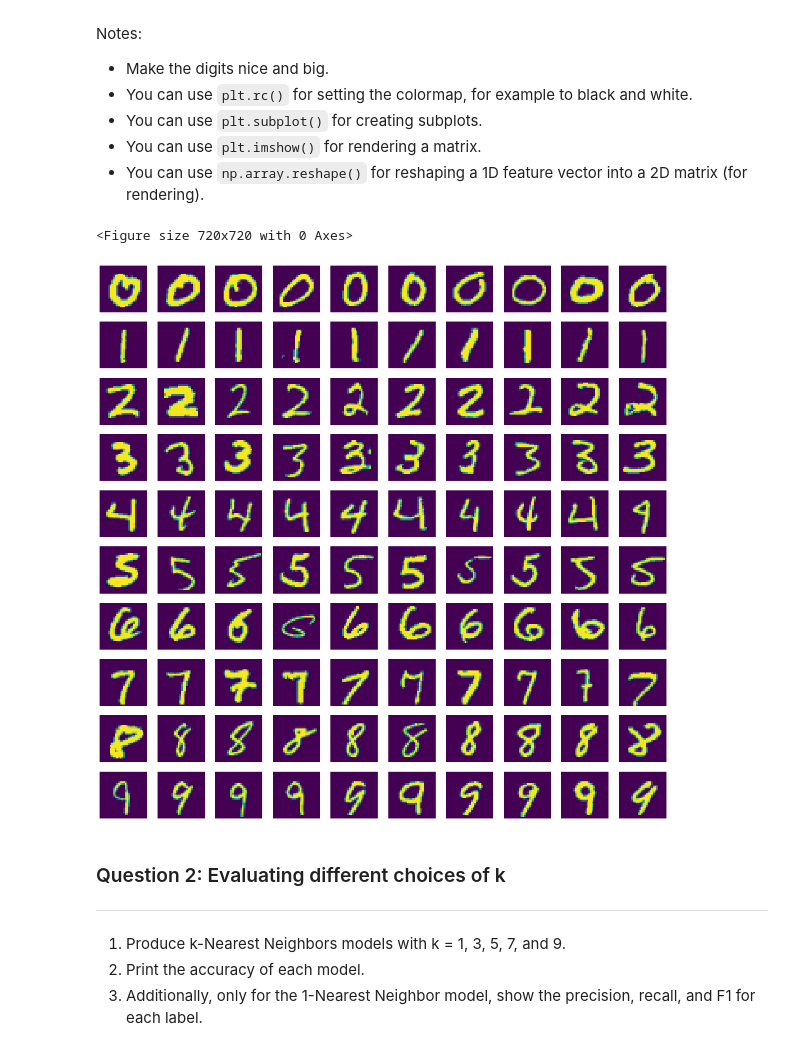
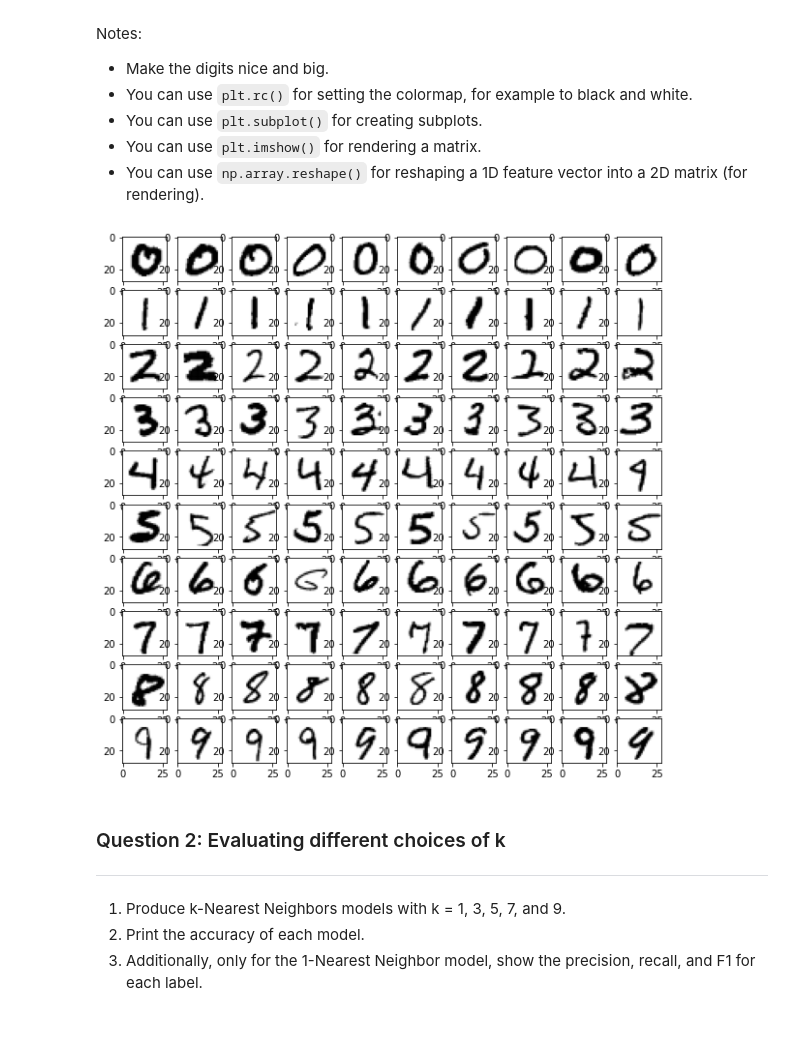
Before and after one commit to marciayyl/w207, a Jupyter notebook: Yiying_Liu_project1.ipynb, the cells around one changed output. Cells and saved outputs as stored; diff of their text form; code cells hidden in the pictures.

```diff
--- a/Yiying_Liu_project1.ipynb
+++ b/Yiying_Liu_project1.ipynb
@@ -277,31 +277,30 @@ Notes:
 # %%
 def Q1(num_examples=10):
   ### STUDENT START ###
-  plt.figure(figsize=(10,10))
+  # plt.figure(figsize=(10,10))
   # for i in range(100):
   #   plt.subplot(10,num_examples,i+1)
   #   plt.xticks([])
   #   plt.yticks([])
   #   plt.grid(False)
   #   plt.imshow(train_images[i], cmap=plt.cm.binary)
   #   plt.xlabel(class_names[train_labels[i]])
   digits = np.unique(Y)
-  M = 10
+  M = num_examples
   dim = int(np.sqrt(X.shape[1]))
 
-  fig, axs = plt.subplots(len(digits), M, figsize=(20,20))
+  fig, axs = plt.subplots(len(digits), M, figsize=(10,10))
 
   for i,d in enumerate(digits):
     for j in range(M):
-        axs[i,j].imshow(X[Y==d][j].reshape((dim,dim)))
-        axs[i,j].axis('off')
+        axs[i,j].imshow(X[Y==d][j].reshape((dim,dim)), cmap='binary')
+        # axs[i,j].axis('off')
 
   ### STUDENT END ###
 
 Q1(num_examples=10)
 # %% [output]
-<Figure size 720x720 with 0 Axes>
-[figure, old version]
+[figure, new version]
 # %% [markdown]
 ### Question 2: Evaluating different choices of k
 ---
```
Also changed, not shown: parts of 2 cells of this notebook.
